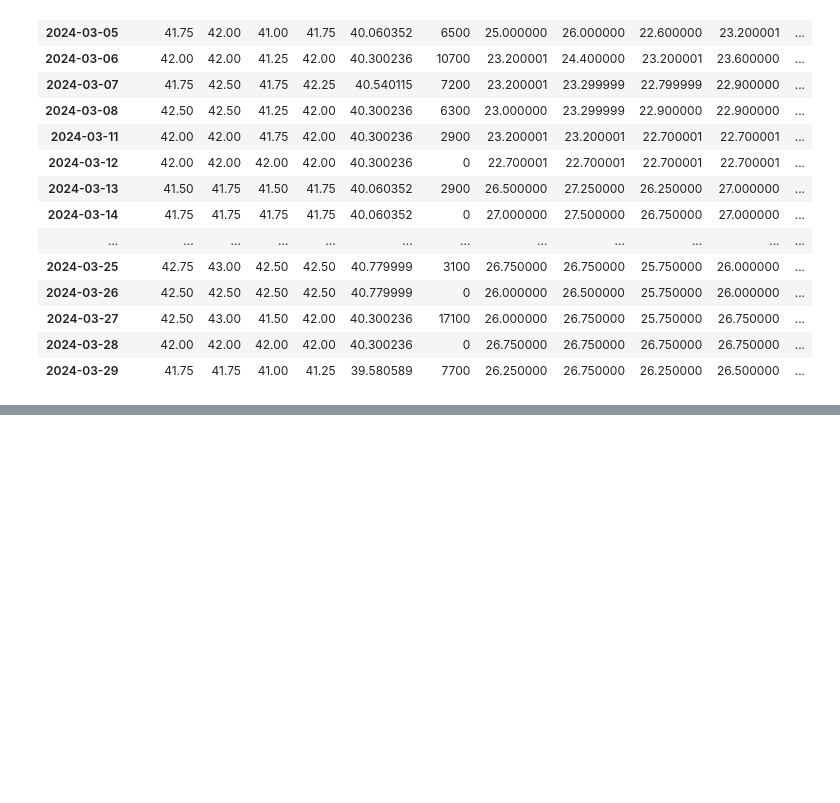
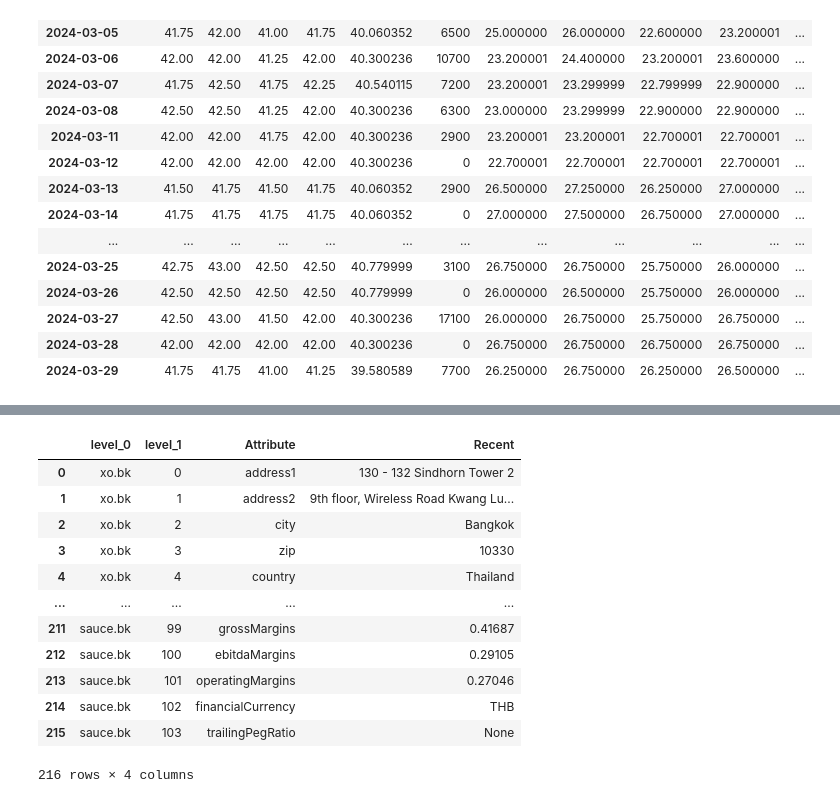
Before and after one commit to NarasetS/StockTH_MagicFormula, a Jupyter notebook: Untitled-1.ipynb, the cells around one changed output, grey strips where cells are left out. Cells and saved outputs as stored; diff of their text form; code cells hidden in the pictures; blank space fills up the shorter version.

```diff
--- a/Untitled-1.ipynb
+++ b/Untitled-1.ipynb
@@ -77,0 +153,17 @@ AttributeError: 'Ticker' object has no attribute 'sum'
+# %%
+import pandas as pd
+tickers_list= ['xo.bk','sauce.bk']
+tickers_data = {}
+# %%
+for ticker in tickers_list:
+    ticker_object = yf.Ticker(ticker)
+
+    #convert info() output from dictionary to dataframe
+    temp = pd.DataFrame.from_dict(ticker_object.info, orient="index")
+    temp.reset_index(inplace=True)
+    temp.columns = ["Attribute", "Recent"]
+
+    # add (ticker, dataframe) to main dictionary
+    tickers_data[ticker] = temp
+
+tickers_data
@@ -77,0 +188,18 @@ AttributeError: 'Ticker' object has no attribute 'sum'
+# %%
+combined_data = pd.concat(tickers_data)
+combined_data = combined_data.reset_index()
+combined_data
+# %% [output]
+|  | level_0 | level_1 | Attribute | Recent |
+| 0 | xo.bk | 0 | address1 | 130 - 132 Sindhorn Tower 2 |
+| 1 | xo.bk | 1 | address2 | 9th floor, Wireless Road Kwang Lu... |
+| 2 | xo.bk | 2 | city | Bangkok |
+| 3 | xo.bk | 3 | zip | 10330 |
+| 4 | xo.bk | 4 | country | Thailand |
+| ... | ... | ... | ... | ... |
+| 211 | sauce.bk | 99 | grossMargins | 0.41687 |
+| 212 | sauce.bk | 100 | ebitdaMargins | 0.29105 |
+| 213 | sauce.bk | 101 | operatingMargins | 0.27046 |
+| 214 | sauce.bk | 102 | financialCurrency | THB |
+| 215 | sauce.bk | 103 | trailingPegRatio | None |
+216 rows × 4 columns
```
Also changed, not shown: parts of 11 cells of this notebook.
